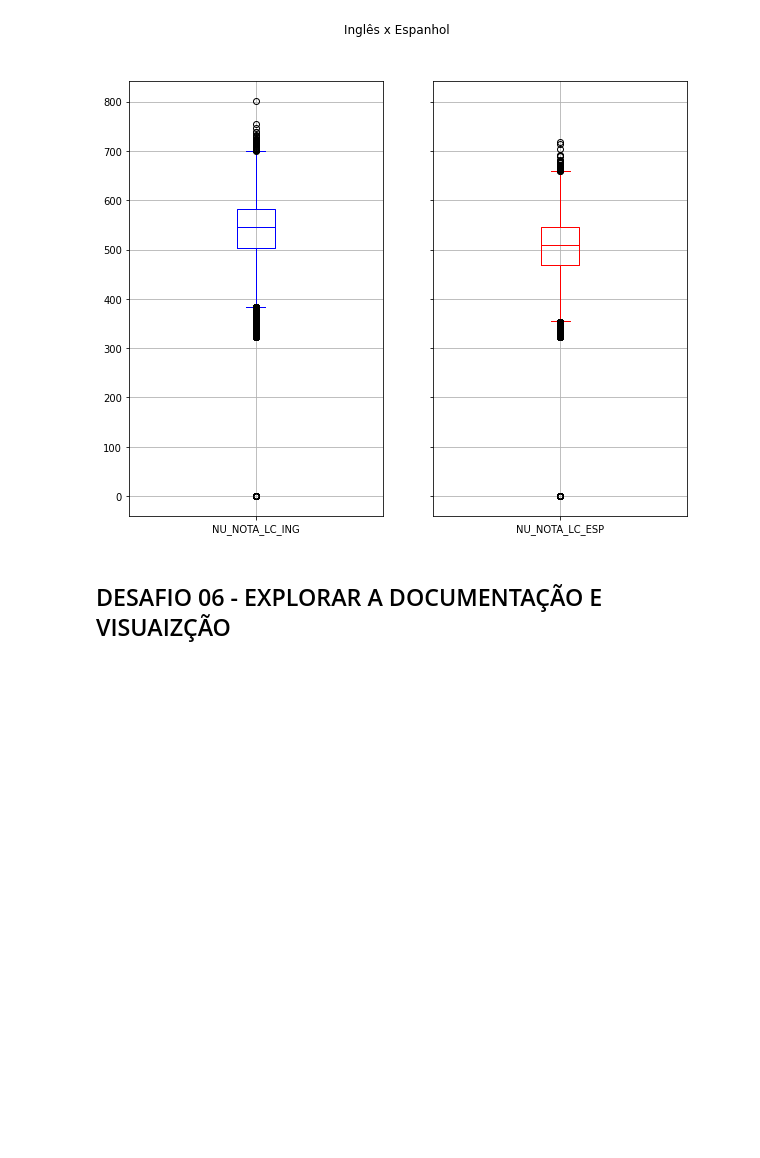
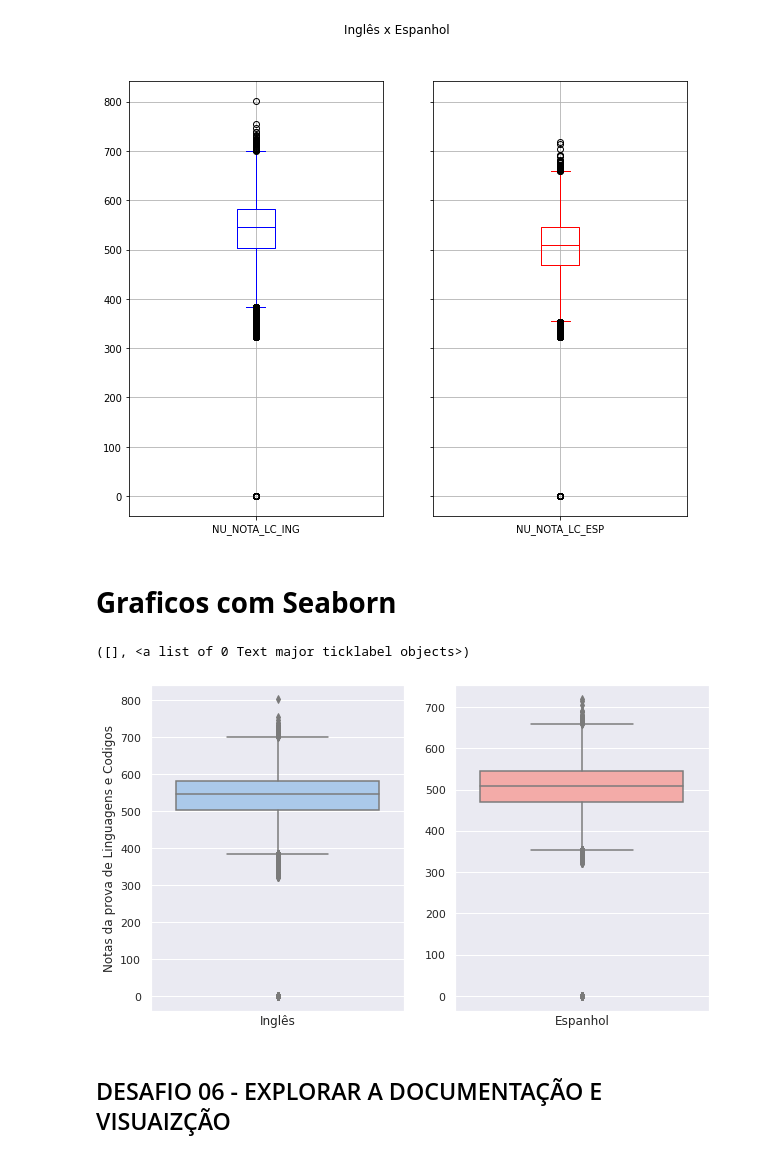
Before and after one commit to Gradimilo/IMERSAO_DADOS_2-2020, a Jupyter notebook: Aula01.ipynb, the cells around one changed output. Saved outputs shown, nothing was run; the diff lists cells and outputs as text; code cells hidden in the pictures; blank space fills up the shorter version.

```diff
--- a/Aula01.ipynb
+++ b/Aula01.ipynb
@@ -374,5 +403,30 @@ notas_espanhol.plot.box(ax = axes[1],subplots=True, label = "Espanhol", grid = T
 plt.show()
 # %% [output]
 [figure]
+# %% [markdown]
+# **Graficos com Seaborn**
+# %%
+# Usaremos a coluna TP_LINGUA e NU_NOTA_LC#
+# sabendo que 0 = Inglês e 1 = Espanhol #
+
+ingles = dados.query("TP_LINGUA == 0")['NU_NOTA_LC'].values
+espanhol = dados.query("TP_LINGUA == 1")['NU_NOTA_LC'].values
+
+
+f, (ax1, ax2) = plt.subplots(1, 2, figsize=(10, 6), sharex=True)
+
+sns.boxplot(data=ingles, ax = ax1, color="b")
+sns.boxplot(data=espanhol, ax = ax2, color="r")
+
+
+ax1.set_ylabel('Notas da prova de Linguagens e Codigos')
+
+ax1.set_xlabel('Inglês')
+ax2.set_xlabel('Espanhol')
+
+plt.xticks([])
+# %% [output]
+([], <a list of 0 Text major ticklabel objects>)
+[figure, added]
 # %% [markdown]
 ## DESAFIO 06 - EXPLORAR A DOCUMENTAÇÃO E VISUAIZÇÃO
```
Also changed, not shown: parts of 11 cells of this notebook, 1 other file.
